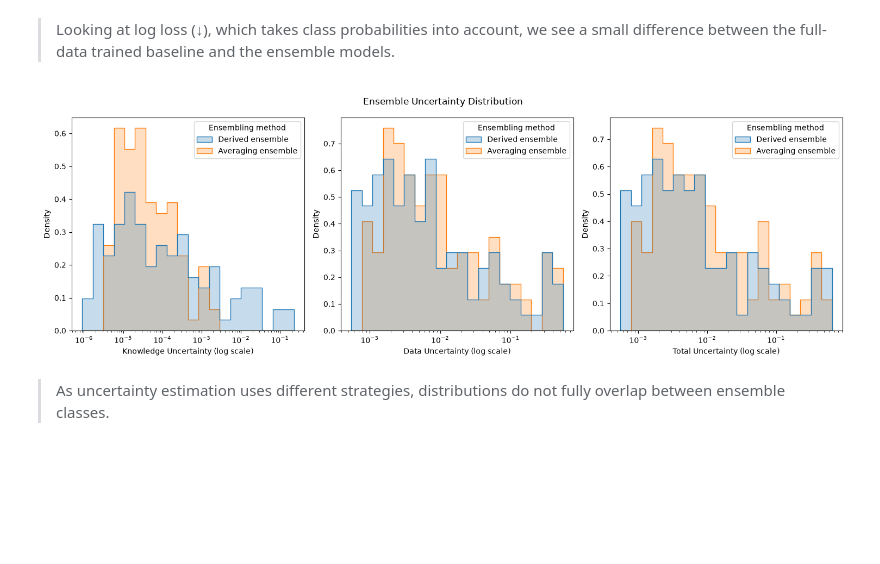
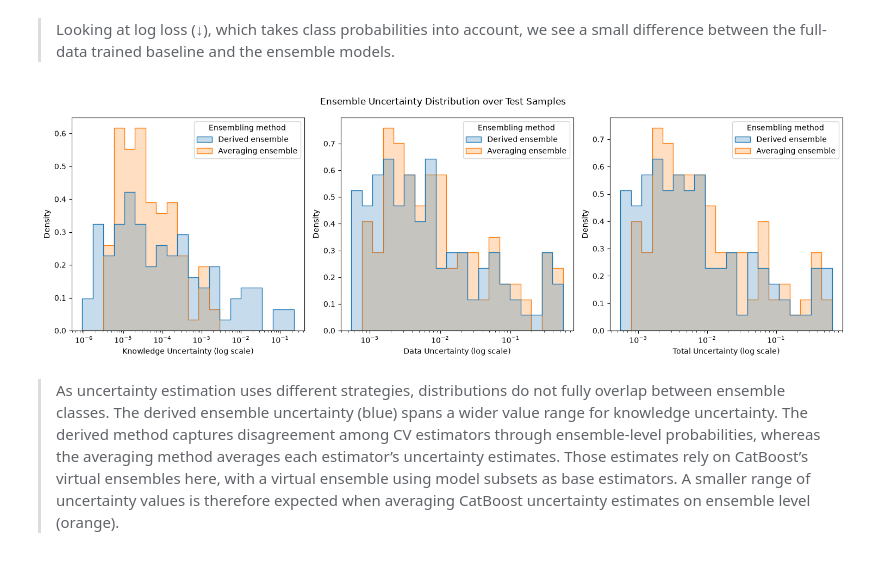
Before and after one commit to junkha/MotherML, a Jupyter notebook: examples/notebooks/05_advanced/06_cv_ensemble_classification.ipynb, the cells around one changed output. Drawn from its saved outputs; the diff is of its cells as text; code cells hidden in the pictures; blank space fills up the shorter version.

Commit message:
docs(examples): improve documentation of ensemble training and evaluation

```diff
--- a/examples/notebooks/05_advanced/06_cv_ensemble_classification.ipynb
+++ b/examples/notebooks/05_advanced/06_cv_ensemble_classification.ipynb
@@ -41,7 +41,7 @@ Test set has 114 samples and 30 features
 model = ml.PipelineWithHyperparameterRooting(
     steps=[
         ("identity", FunctionTransformer(feature_names_out="one-to-one")),
-        ("classifier", ml.CatboostClassifierMother(random_seed=42)),
+        ("classifier", ml.CatboostClassifierMother(random_seed=42, silent=True)),
     ]
 )
 
@@ -230,34 +212,34 @@ uncertainty_types = ["knowledge_uncertainty", "data_uncertainty", "total_uncerta
 ensemble_uncertainties = pd.concat(
     {
         "Derived ensemble": ensemble_prediction_derived[uncertainty_types],
         "Averaging ensemble": ensemble_prediction_averaging[uncertainty_types],
     },
     names=["Ensembling method"],
 ).reset_index(level="Ensembling method")
 
 fig, axs = plt.subplots(1, 3, figsize=(15, 5))
 
 for uncertainty_type in uncertainty_types:
     ax = axs[uncertainty_types.index(uncertainty_type)]
     sns.histplot(
         ax=ax,
         data=ensemble_uncertainties,
         x=uncertainty_type,
         hue="Ensembling method",
         bins=20,
         stat="density",
         common_norm=False,
         element="step",
         fill=True,
         log_scale=(True, False),
     )
     ax.set_xlabel(f"{uncertainty_type.replace('_', ' ').title()} (log scale)")
     ax.set_ylabel("Density")
 
-fig.suptitle("Ensemble Uncertainty Distribution")
+fig.suptitle("Ensemble Uncertainty Distribution over Test Samples")
 plt.tight_layout()
 plt.show()
 # %% [output]
-[figure, old version]
+[figure, new version]
 # %% [markdown]
-> As uncertainty estimation uses different strategies, distributions do not fully overlap between ensemble classes.
+> As uncertainty estimation uses different strategies, distributions do not fully overlap between ensemble classes. The derived ensemble uncertainty (blue) spans a wider value range for knowledge uncertainty. The derived method captures disagreement among CV estimators through ensemble-level probabilities, whereas the averaging method averages each estimator’s uncertainty estimates. Those estimates rely on CatBoost’s virtual ensembles here, with a virtual ensemble using model subsets as base estimators. A smaller range of uncertainty values is therefore expected when averaging CatBoost uncertainty estimates on ensemble level (orange).
```
Also changed, not shown: parts of 4 cells of this notebook.
